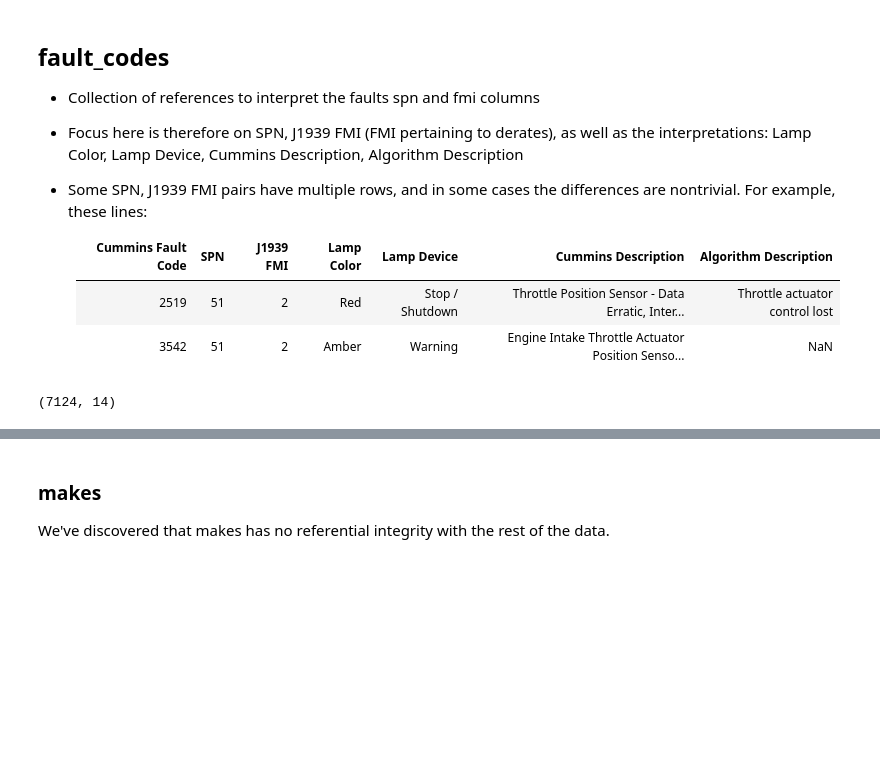
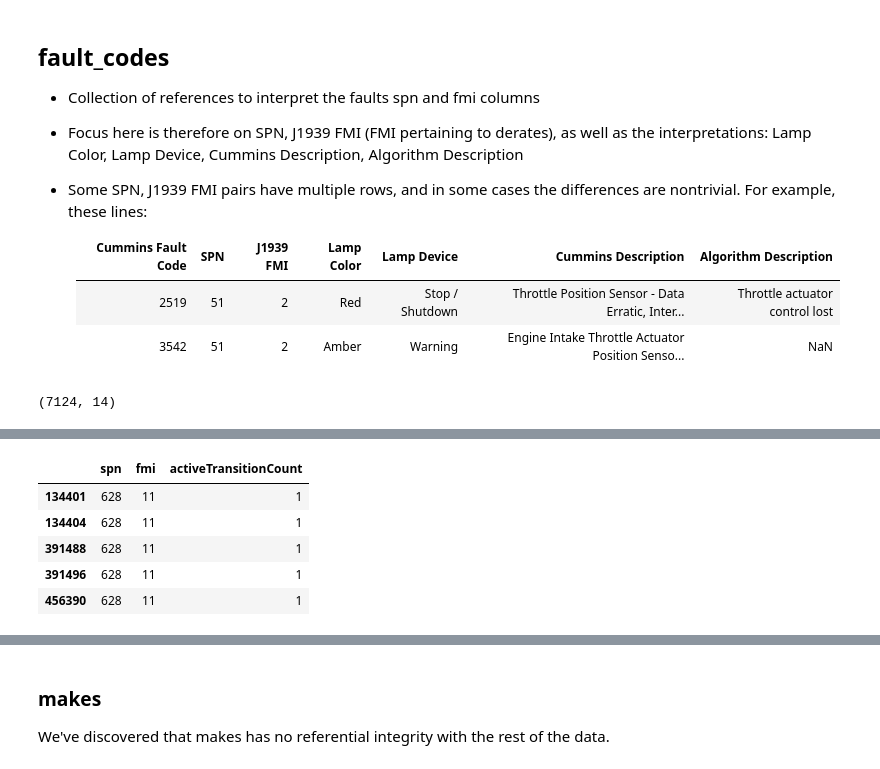
Before and after one commit to jrioross/big_g_express, a Jupyter notebook: notebooks/bg_00_initial_explorations.ipynb, the cells around one changed output, grey strips where cells are left out. Drawn from its saved outputs; the diff is of its cells as text; code cells hidden in the pictures; blank space fills up the shorter version.

```diff
--- a/notebooks/bg_00_initial_explorations.ipynb
+++ b/notebooks/bg_00_initial_explorations.ipynb
@@ -122,0 +202,9 @@ fault_codes = fault_codes[['Cummins Fault Code', 'SPN', 'J1939 FMI', 'Lamp Color
+# %%
+faults.loc[faults['spn'] == 628, ['spn', 'fmi', 'activeTransitionCount']].head()
+# %% [output]
+|  | spn | fmi | activeTransitionCount |
+| 134401 | 628 | 11 | 1 |
+| 134404 | 628 | 11 | 1 |
+| 391488 | 628 | 11 | 1 |
+| 391496 | 628 | 11 | 1 |
+| 456390 | 628 | 11 | 1 |
```
Also changed, not shown: parts of 8 cells of this notebook, 1 other file.
